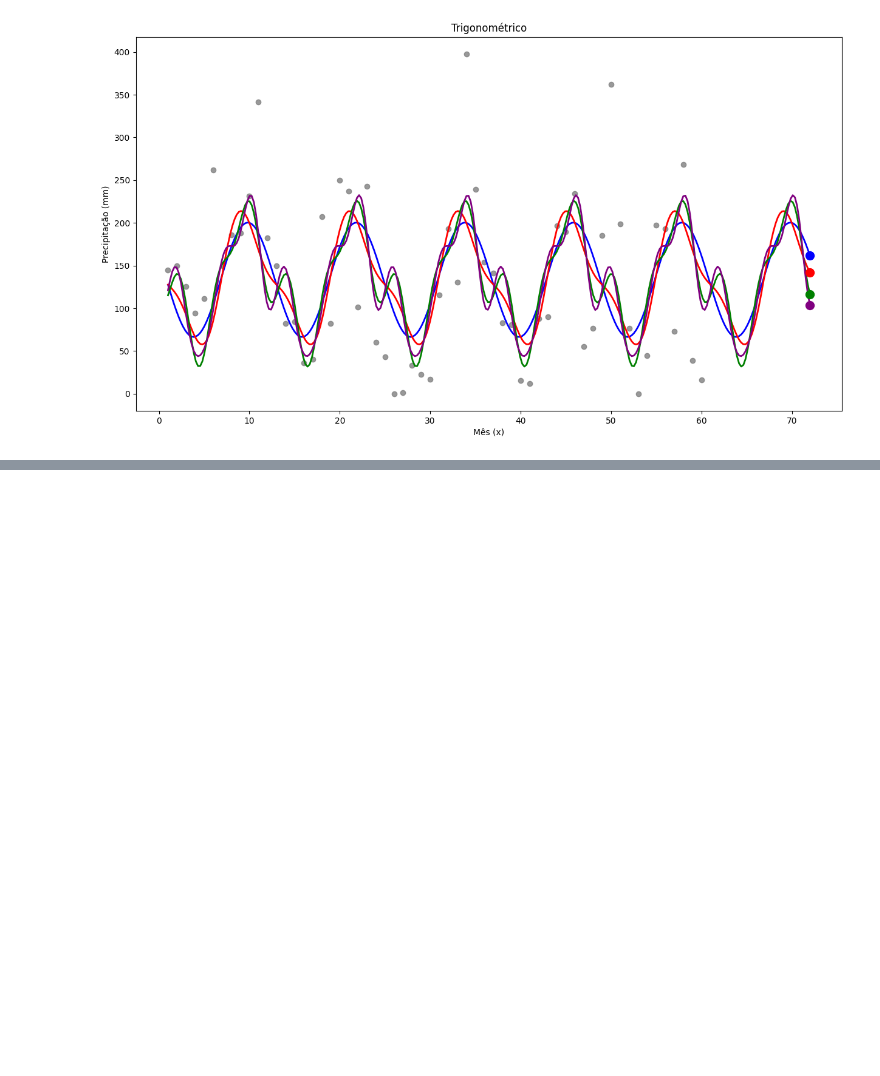
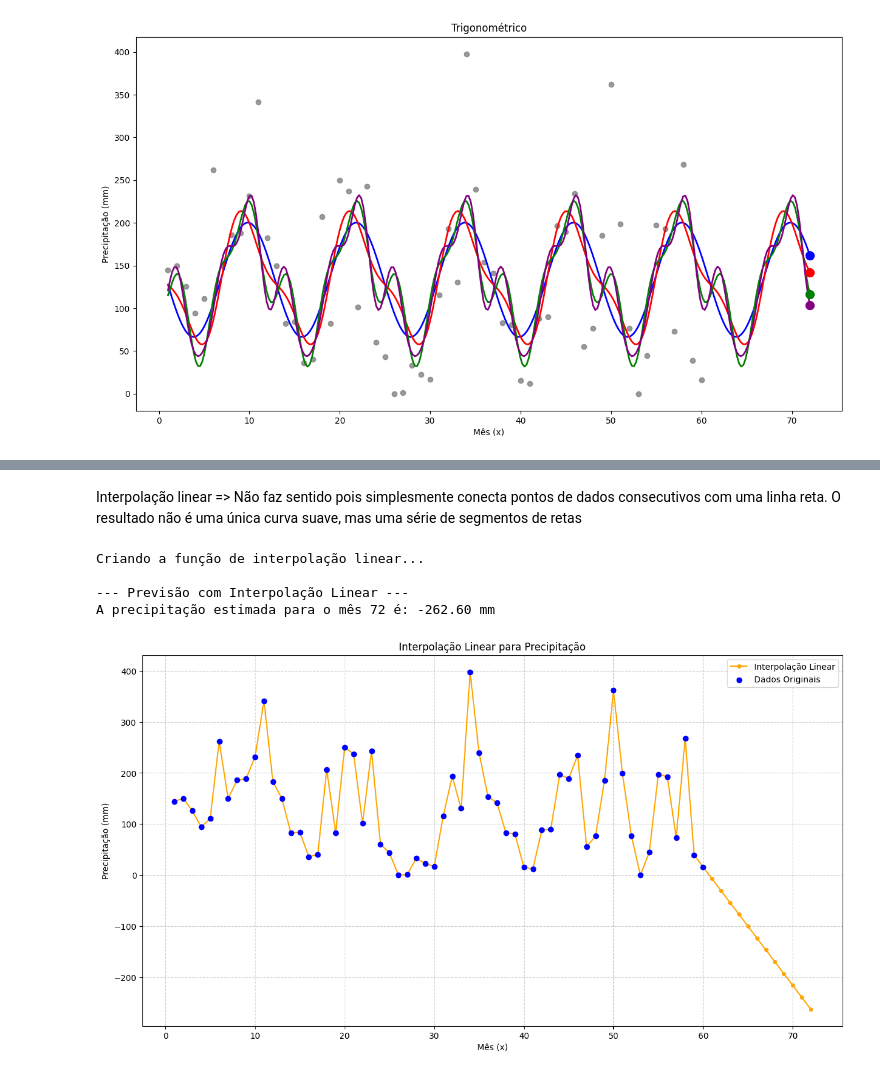
Before and after one commit to asegnibo/Calculo_Numerico, a Jupyter notebook: modelo_trigonometrico.ipynb, the cells around one changed output, grey strips where cells are left out. Saved outputs shown, nothing was run; the diff lists cells and outputs as text; code cells hidden in the pictures; blank space fills up the shorter version.

```diff
--- a/modelo_trigonometrico.ipynb
+++ b/modelo_trigonometrico.ipynb
@@ -201,0 +271,56 @@ A precipitação estimada para o mês 72 é: 1.085978e+15
+# %% [markdown]
+Interpolação linear => Não faz sentido pois simplesmente conecta pontos de dados consecutivos com uma linha reta. O resultado não é uma única curva suave, mas uma série de segmentos de retas
+# %%
+import numpy as np
+from scipy.interpolate import interp1d
+import matplotlib.pyplot as plt
+
+# --- Seus dados ---
+x_dados = np.arange(1, 61)
+y_dados = np.array([
+    144.4, 150.0, 125.8, 94.0, 111.0, 262.2, 149.8, 186.0, 188.4, 231.3,
+    341.4, 182.7, 149.6, 82.4, 84.0, 35.9, 40.3, 207.0, 82.4, 250.0,
+    237.2, 101.2, 242.7, 60.4, 43.2, 0.0, 1.1, 33.1, 22.3, 17.1,
+    115.3, 193.2, 130.4, 397.8, 239.0, 153.6, 141.4, 82.6, 80.8, 15.6,
+    11.8, 88.0, 90.0, 196.6, 189.2, 234.2, 55.4, 76.4, 185.4, 362.0,
+    198.8, 76.4, 0.0, 44.8, 197.3, 192.8, 73.1, 268.0, 39.0, 15.8
+])
+
+print("Criando a função de interpolação linear...")
+
+# 1. Criar a função de interpolação
+# 'kind='linear'' é o padrão, mas deixamos explícito.
+# 'fill_value="extrapolate"' permite que a função faça previsões fora do intervalo [1, 60].
+funcao_linear = interp1d(x_dados, y_dados, kind='linear', fill_value="extrapolate")
+
+# 2. Calcular a previsão para o mês 72
+mes_futuro = 72
+precipitacao_prevista = funcao_linear(mes_futuro)
+
+print(f"\n--- Previsão com Interpolação Linear ---")
+print(f"A precipitação estimada para o mês {mes_futuro} é: {precipitacao_prevista:.2f} mm")
+
+# --- Visualização ---
+plt.figure(figsize=(15, 8))
+
+# Plotar a curva interpolada
+# Usamos os dados originais para x para mostrar os segmentos de reta
+x_curva = np.arange(1, 73) # Vai até o mês 72
+y_curva = funcao_linear(x_curva)
+plt.plot(x_curva, y_curva, label='Interpolação Linear', color='orange', marker='o', markersize=4)
+
+# Plotar os dados originais
+plt.scatter(x_dados, y_dados, color='blue', zorder=5, label='Dados Originais')
+
+plt.title('Interpolação Linear para Precipitação')
+plt.xlabel('Mês (x)')
+plt.ylabel('Precipitação (mm)')
+plt.grid(True, linestyle='--', alpha=0.6)
+plt.legend()
+plt.show()
+# %% [output]
+Criando a função de interpolação linear...
+
+--- Previsão com Interpolação Linear ---
+A precipitação estimada para o mês 72 é: -262.60 mm
+[figure, added]
```
Also changed, not shown: parts of 7 cells of this notebook.
